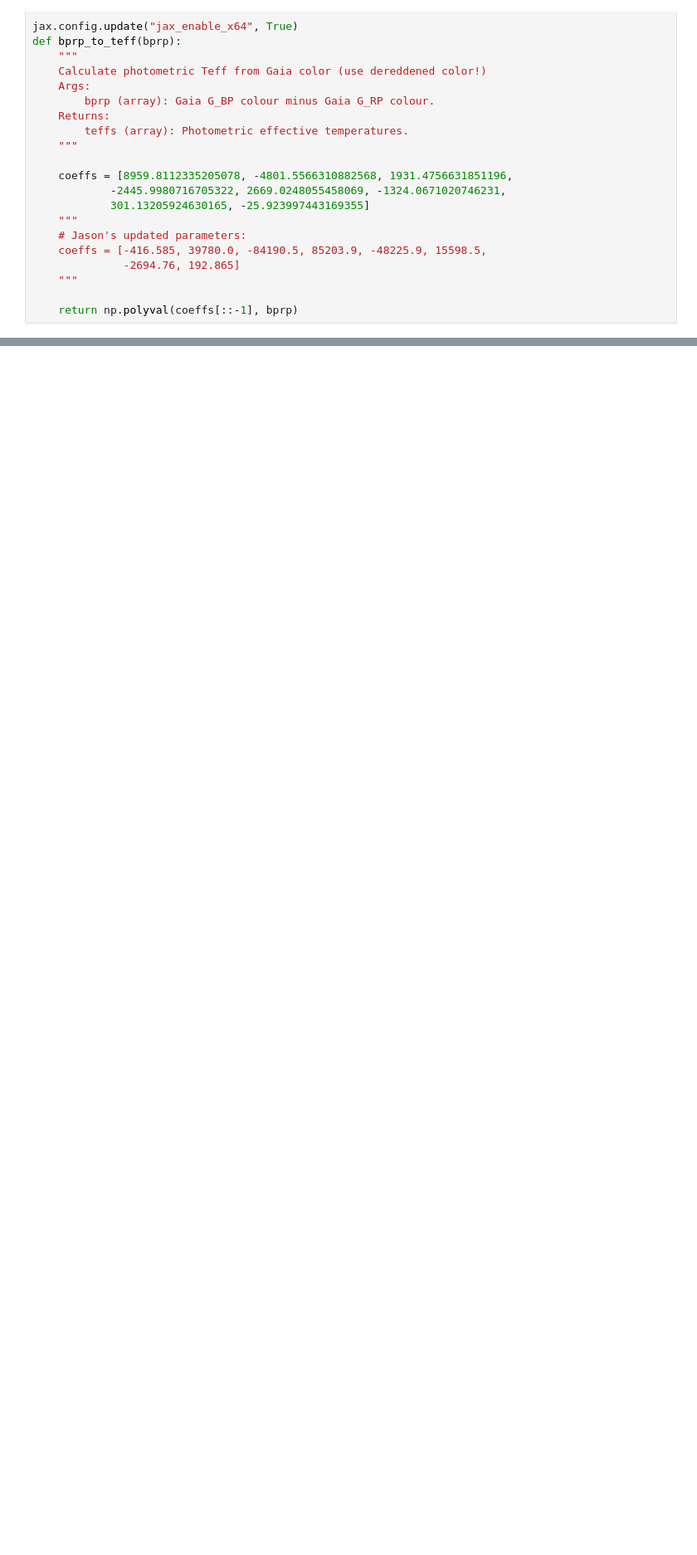
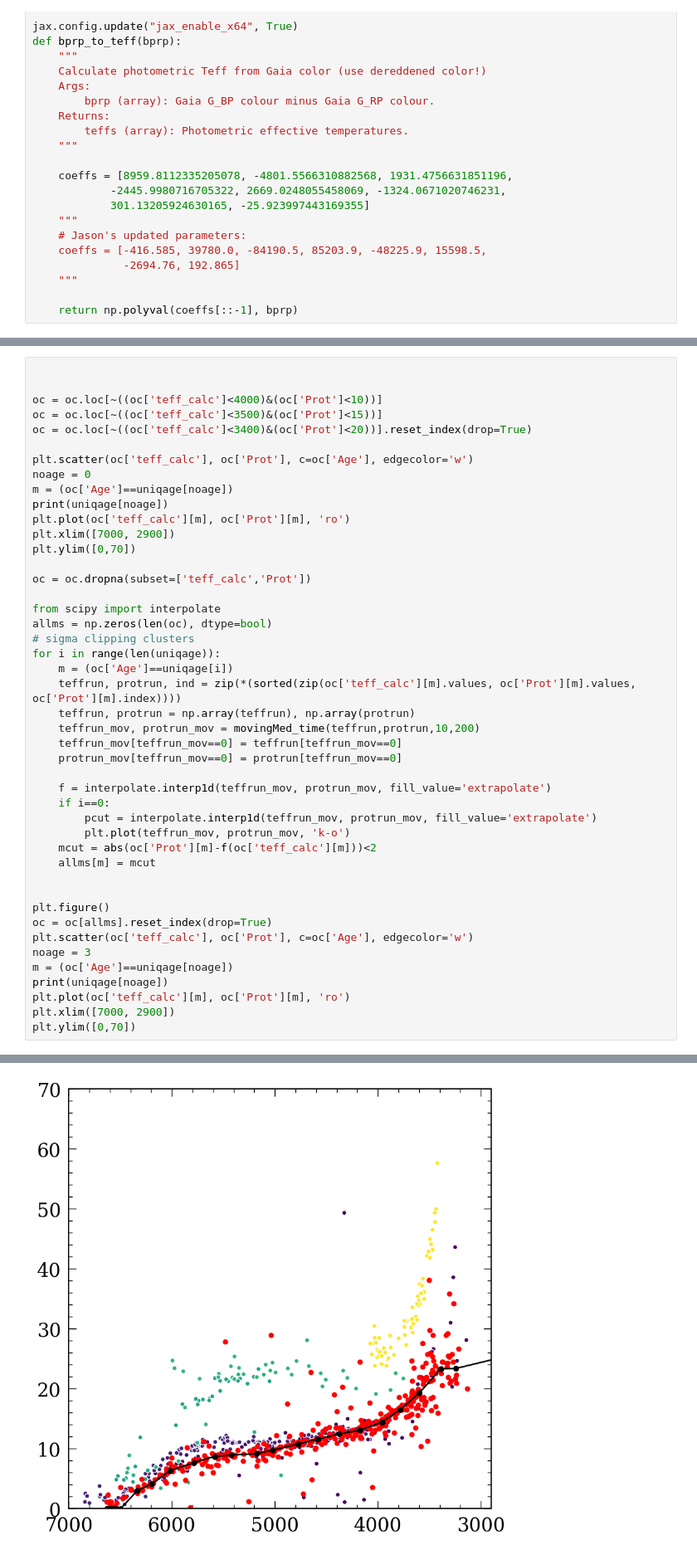
Before and after one commit to lyx12311/GP_gyro, a Jupyter notebook: GP_fit.ipynb, the cells around one changed output, grey strips where cells are left out. Shown at 83% size. Drawn from its saved outputs; the diff is of its cells as text; blank space fills up the shorter version.

```diff
--- a/GP_fit.ipynb
+++ b/GP_fit.ipynb
@@ -98,0 +53,46 @@ ztf = ztf.loc[ztf['kin_age']<20]
+# %%
+
+
+oc = oc.loc[~((oc['teff_calc']<4000)&(oc['Prot']<10))]
+oc = oc.loc[~((oc['teff_calc']<3500)&(oc['Prot']<15))]
+oc = oc.loc[~((oc['teff_calc']<3400)&(oc['Prot']<20))].reset_index(drop=True)
+
+plt.scatter(oc['teff_calc'], oc['Prot'], c=oc['Age'], edgecolor='w')
+noage = 0
+m = (oc['Age']==uniqage[noage])
+print(uniqage[noage])
+plt.plot(oc['teff_calc'][m], oc['Prot'][m], 'ro')
+plt.xlim([7000, 2900])
+plt.ylim([0,70])
+
+oc = oc.dropna(subset=['teff_calc','Prot'])
+
+from scipy import interpolate
+allms = np.zeros(len(oc), dtype=bool)
+# sigma clipping clusters
+for i in range(len(uniqage)):
+    m = (oc['Age']==uniqage[i])
+    teffrun, protrun, ind = zip(*(sorted(zip(oc['teff_calc'][m].values, oc['Prot'][m].values, oc['Prot'][m].index))))
+    teffrun, protrun = np.array(teffrun), np.array(protrun)
+    teffrun_mov, protrun_mov = movingMed_time(teffrun,protrun,10,200)
+    teffrun_mov[teffrun_mov==0] = teffrun[teffrun_mov==0]
+    protrun_mov[teffrun_mov==0] = protrun[teffrun_mov==0]
+
+    f = interpolate.interp1d(teffrun_mov, protrun_mov, fill_value='extrapolate')
+    if i==0:
+        pcut = interpolate.interp1d(teffrun_mov, protrun_mov, fill_value='extrapolate')
+        plt.plot(teffrun_mov, protrun_mov, 'k-o')
+    mcut = abs(oc['Prot'][m]-f(oc['teff_calc'][m]))<2
+    allms[m] = mcut
+
+
+plt.figure()
+oc = oc[allms].reset_index(drop=True)
+plt.scatter(oc['teff_calc'], oc['Prot'], c=oc['Age'], edgecolor='w')
+noage = 3
+m = (oc['Age']==uniqage[noage])
+print(uniqage[noage])
+plt.plot(oc['teff_calc'][m], oc['Prot'][m], 'ro')
+plt.xlim([7000, 2900])
+plt.ylim([0,70])
+# %% [output]
@@ -98,0 +102 @@ ztf = ztf.loc[ztf['kin_age']<20]
+[figure, added]
```
Also changed, not shown: parts of 80 cells of this notebook.
